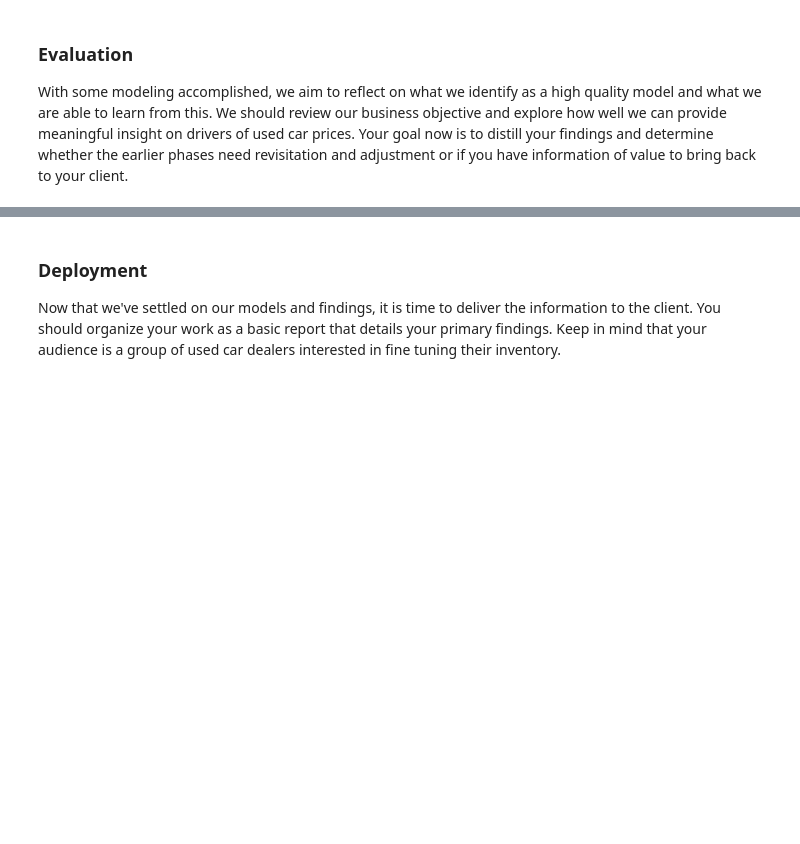
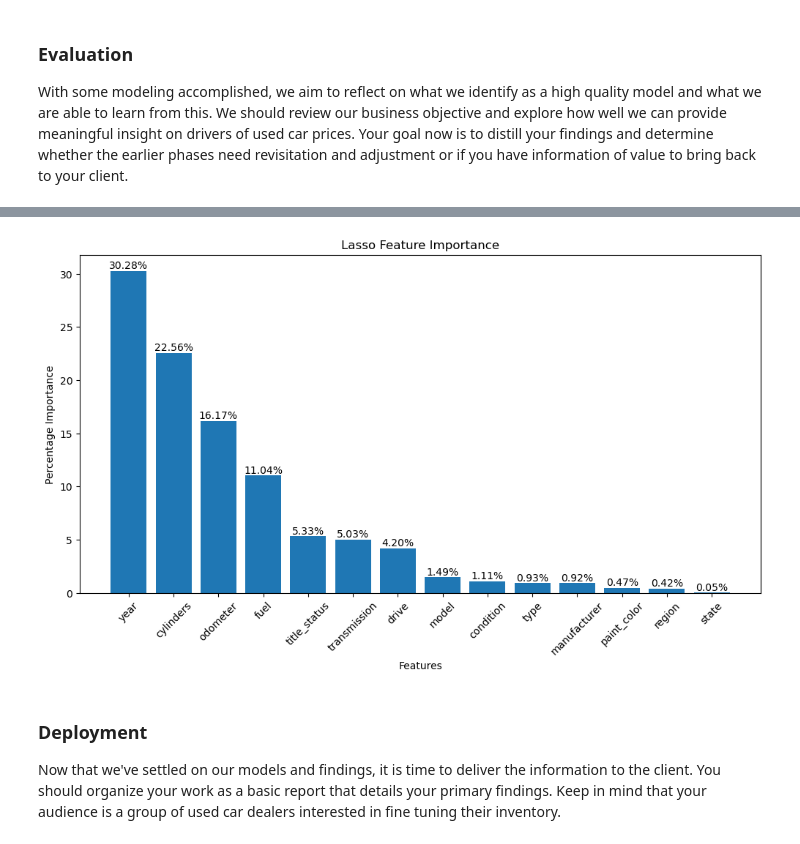
Before and after one commit to Hoomaaan/What-Drives-Prices-of-a-Car, a Jupyter notebook: prompt_II.ipynb, the cells around one changed output, grey strips where cells are left out. Cells and saved outputs as stored; diff of their text form; code cells hidden in the pictures; blank space fills up the shorter version.

```diff
--- a/prompt_II.ipynb
+++ b/prompt_II.ipynb
@@ -500,3 +671,30 @@ With some modeling accomplished, we aim to reflect on what we identify as a high
+# %%
+# Get the percentage importance of each feature
+
+total_importance = np.sum(np.abs(lasso_coefs))
+percentage_importance = np.abs(lasso_coefs) / total_importance * 100
+
+sorted_indides = np.argsort(percentage_importance)[::-1]
+sorted_features = [feature_names[i] for i in sorted_indides]
+sorted_percentage_importance = percentage_importance[sorted_indides]
+
+# Plot the sorted percentage importance of each feature
+fig, ax = plt.subplots(figsize=(12, 6))
+bars = ax.bar(range(len(sorted_features)), sorted_percentage_importance)
+ax.set_xticks(range(len(sorted_features)))
+ax.set_xticklabels(sorted_features, rotation=45)
+ax.set_xlabel('Features')
+ax.set_ylabel('Percentage Importance')
+ax.set_title('Lasso Feature Importance')
+
+# Display the percentage values on top of each bar
+for bar, percentage in zip(bars, sorted_percentage_importance):
+    height = bar.get_height()
+    ax.text(bar.get_x() + bar.get_width() / 2, height, f'{percentage:.2f}%', ha='center', va='bottom')
+
+plt.show()
+# %% [output]
+[figure, added]
 # %% [markdown]
 ### Deployment
 
```
Also changed, not shown: parts of 24 cells of this notebook.
